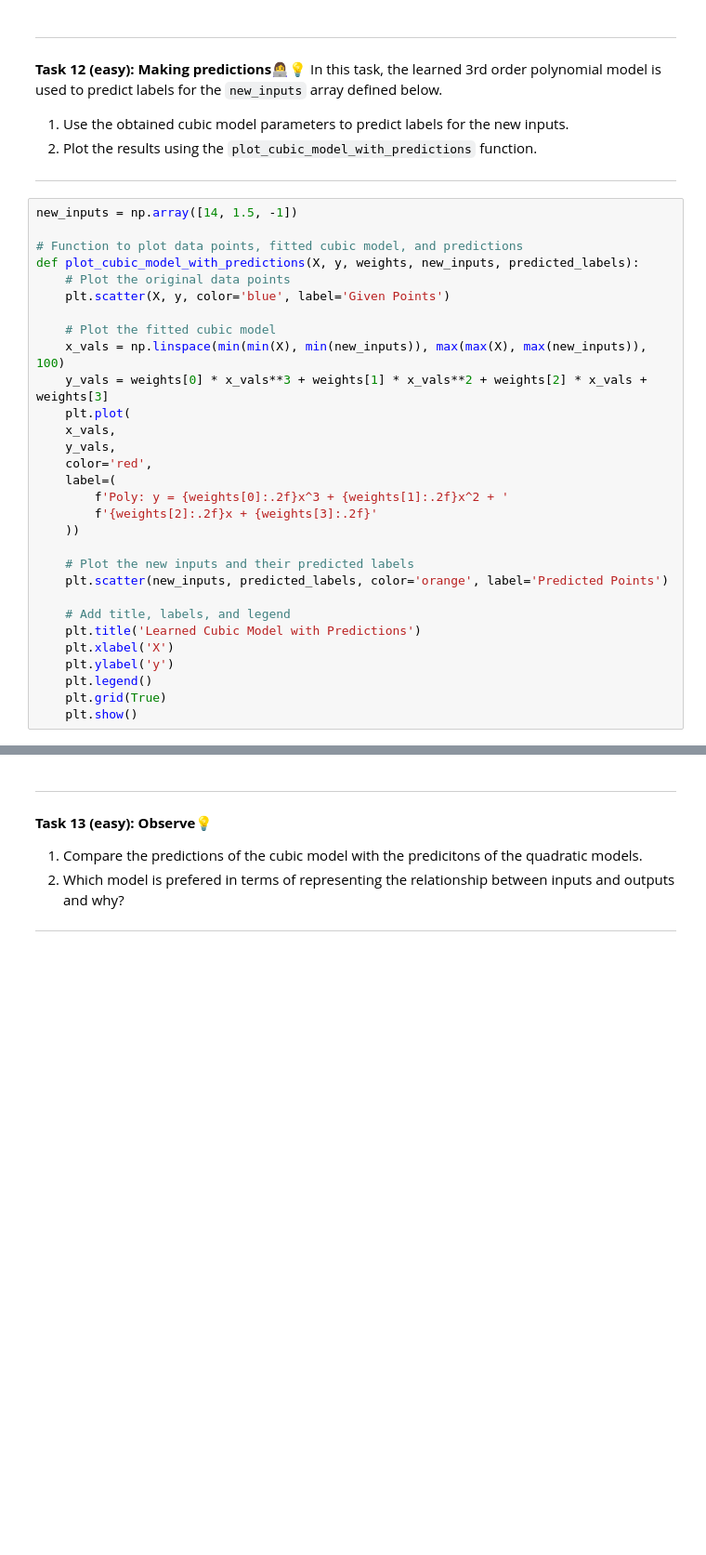
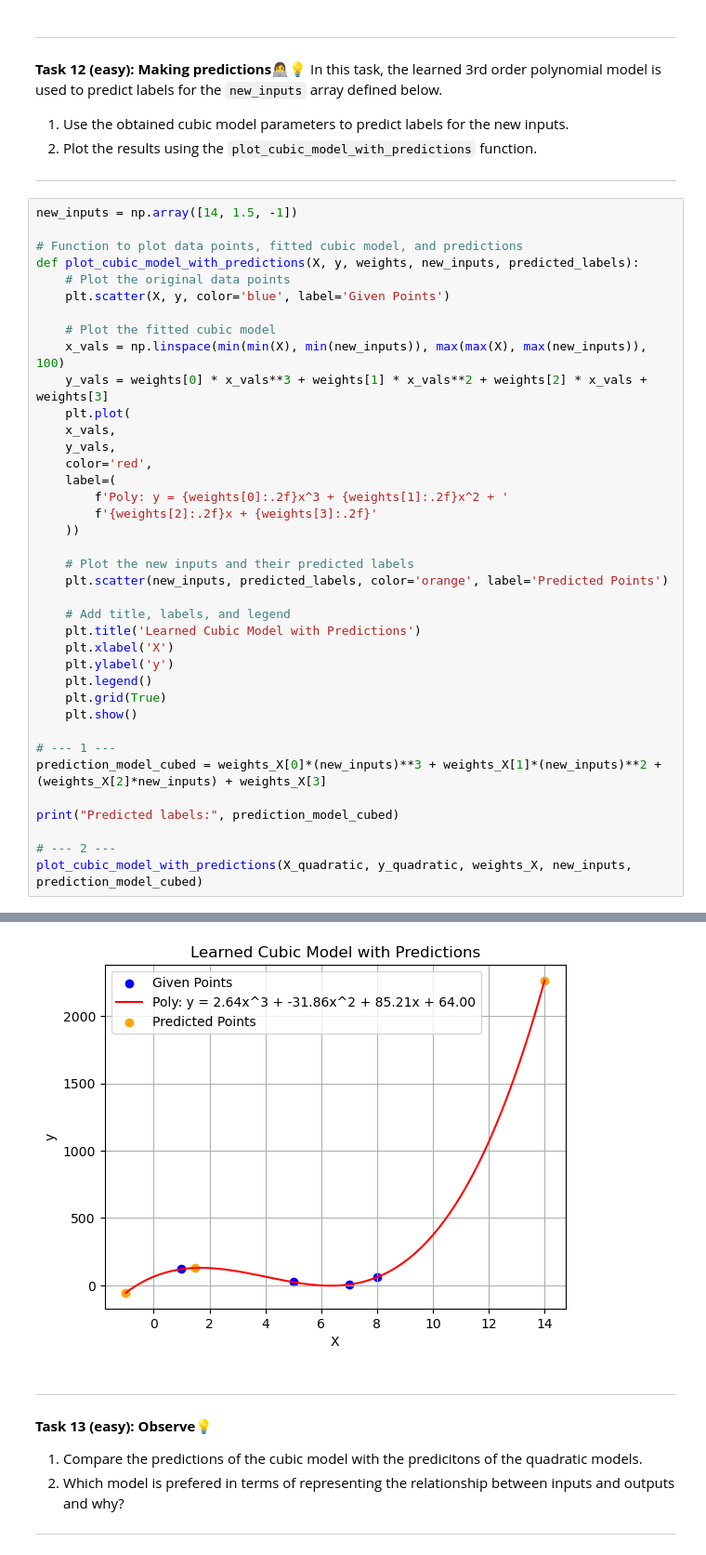
Before and after one commit to Casper2411/MachineLearningExercises, a Jupyter notebook: W04/01-polynomials.ipynb, the cells around one changed output, grey strips where cells are left out. Shown at 93% size. Drawn from its saved outputs; the diff is of its cells as text; blank space fills up the shorter version.

```diff
--- a/W04/01-polynomials.ipynb
+++ b/W04/01-polynomials.ipynb
@@ -482,3 +562,12 @@ def plot_cubic_model_with_predictions(X, y, weights, new_inputs, predicted_label
     plt.legend()
     plt.grid(True)
     plt.show()
+
+# --- 1 ---
+prediction_model_cubed = weights_X[0]*(new_inputs)**3 + weights_X[1]*(new_inputs)**2 + (weights_X[2]*new_inputs) + weights_X[3]
+
+print("Predicted labels:", prediction_model_cubed)
+
+# --- 2 ---
+plot_cubic_model_with_predictions(X_quadratic, y_quadratic, weights_X, new_inputs, prediction_model_cubed)
+# %% [output]
@@ -485,3 +575,4 @@ def plot_cubic_model_with_predictions(X, y, weights, new_inputs, predicted_label
+[figure, added]
 # %% [markdown]
 
 ---
```
Also changed, not shown: parts of 5 cells of this notebook.
